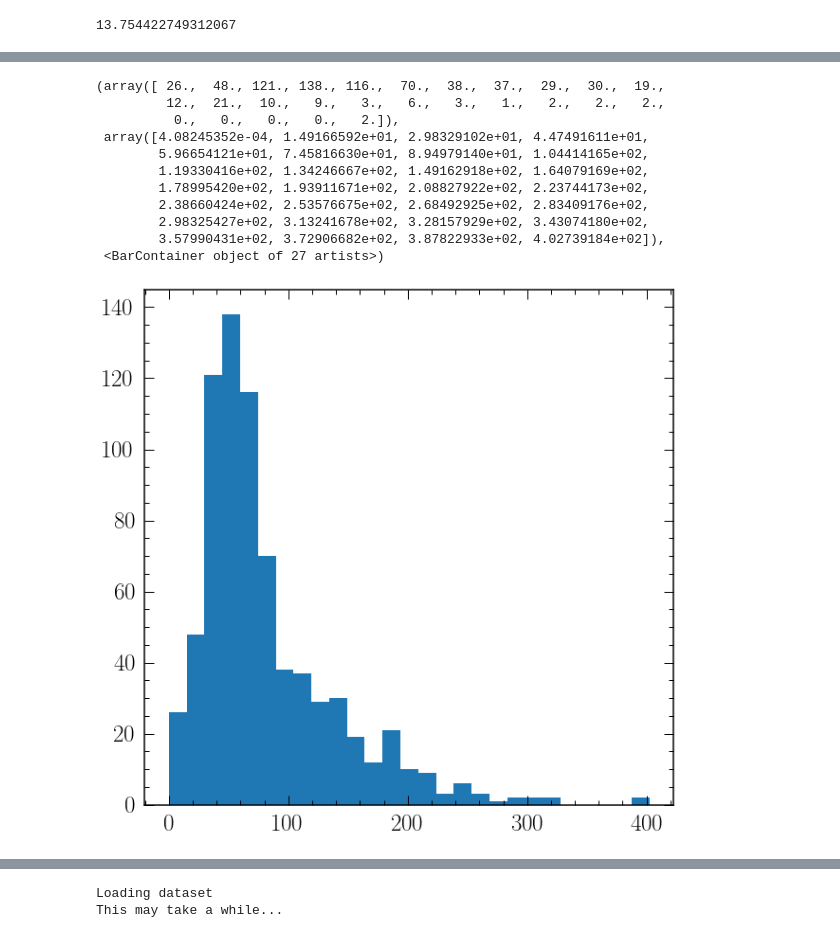
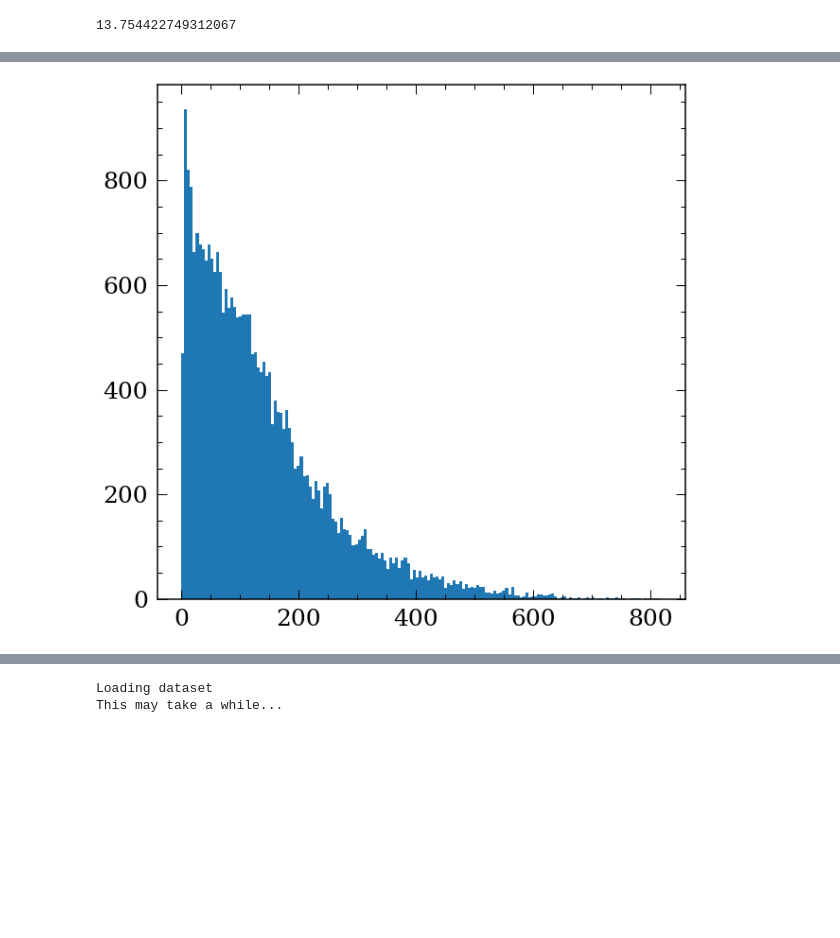
Before and after one commit to lyx12311/DataCM, a Jupyter notebook: LAMOST_ages.ipynb, the cells around one changed output, grey strips where cells are left out. Drawn from its saved outputs; the diff is of its cells as text; code cells hidden in the pictures; blank space fills up the shorter version.

```diff
--- a/LAMOST_ages.ipynb
+++ b/LAMOST_ages.ipynb
@@ -276,0 +359,6 @@ plt.plot(wl,flux_norm)
+# %%
+sorter=useablespec[:,-1]
+sorterIndex = dict(zip(sorter, range(len(sorter))))
+lamost_apogee['obsidsort'] = lamost_apogee['obsid_x'].map(sorterIndex)
+lamost_apogee=lamost_apogee.sort_values(by='obsidsort',ascending = True)
+lamost_apogee
@@ -277,7 +379,7 @@ plt.plot(wl,flux_norm)
 # %%
 # get training labels from APOGEE
 # get the dataframe for labels
-labels=galah_apogee.loc[pd.DataFrame(spec).dropna().index]
+labels=lamost_apogee
 
 cannonage=pd.read_pickle('../SecondYear/CannonDR16.pkl')
 labels=labels.merge(cannonage[['APOGEE_ID','Age','DP','Dnu']], left_on='APOGEE_ID',right_on='APOGEE_ID',how="inner")
@@ -286,3 +388,6 @@ labels=labels.merge(cannonage[['APOGEE_ID','Age','DP','Dnu']], left_on='APOGEE_I
 labelnames=['M_H','TEFF','LOGG','MG_FE','DP','Dnu','Age']
 
 tr_label=labels[labelnames].values
+tr_ID=useablespec[:,-1]
+tr_flux=fluxs
+tr_ivar=ivars
@@ -301,10 +410,0 @@ print(tr_label.shape)
-# %%
-i=3
-wl_all=wl_all[4096*i:4096*(i+1)]
-tr_flux=tr_flux[:,4096*i:4096*(i+1)]
-tr_ivar=tr_ivar[:,4096*i:4096*(i+1)]
-# %%
-i=3
-wl_all=wl_all[:-4096]
-tr_flux=tr_flux[:,:-4096]
-tr_ivar=tr_ivar[:,:-4096]
@@ -329,21 +439,12 @@ def calc_SNR(flux, ivar):
 # %%
 snrs=np.zeros(len(tr_ID))
 for i in range(len(tr_ID)):
     snrs[i]=calc_SNR(tr_flux[i,:], tr_ivar[i,:])
-plt.hist(snrs,bins=int(np.sqrt(len(tr_ID))))
+m=snrs<2000
+snrs,tr_ID,tr_flux,tr_ivar,tr_label=snrs[m],tr_ID[m],tr_flux[m,:],tr_ivar[m,:],tr_label[m,:]
+plt.hist(snrs,bins=int(np.sqrt(len(tr_ID))));
 # %% [output]
-(array([ 26.,  48., 121., 138., 116.,  70.,  38.,  37.,  29.,  30.,  19.,
-         12.,  21.,  10.,   9.,   3.,   6.,   3.,   1.,   2.,   2.,   2.,
-          0.,   0.,   0.,   0.,   2.]),
- array([4.08245352e-04, 1.49166592e+01, 2.98329102e+01, 4.47491611e+01,
-        5.96654121e+01, 7.45816630e+01, 8.94979140e+01, 1.04414165e+02,
-        1.19330416e+02, 1.34246667e+02, 1.49162918e+02, 1.64079169e+02,
-        1.78995420e+02, 1.93911671e+02, 2.08827922e+02, 2.23744173e+02,
-        2.38660424e+02, 2.53576675e+02, 2.68492925e+02, 2.83409176e+02,
-        2.98325427e+02, 3.13241678e+02, 3.28157929e+02, 3.43074180e+02,
-        3.57990431e+02, 3.72906682e+02, 3.87822933e+02, 4.02739184e+02]),
- <BarContainer object of 27 artists>)
-[figure, old version]
+[figure, new version]
 # %%
 # get ride of low SNR stars
 snrs=np.zeros(len(tr_ID))
```
Also changed, not shown: parts of 100 cells of this notebook, 2 other files.
